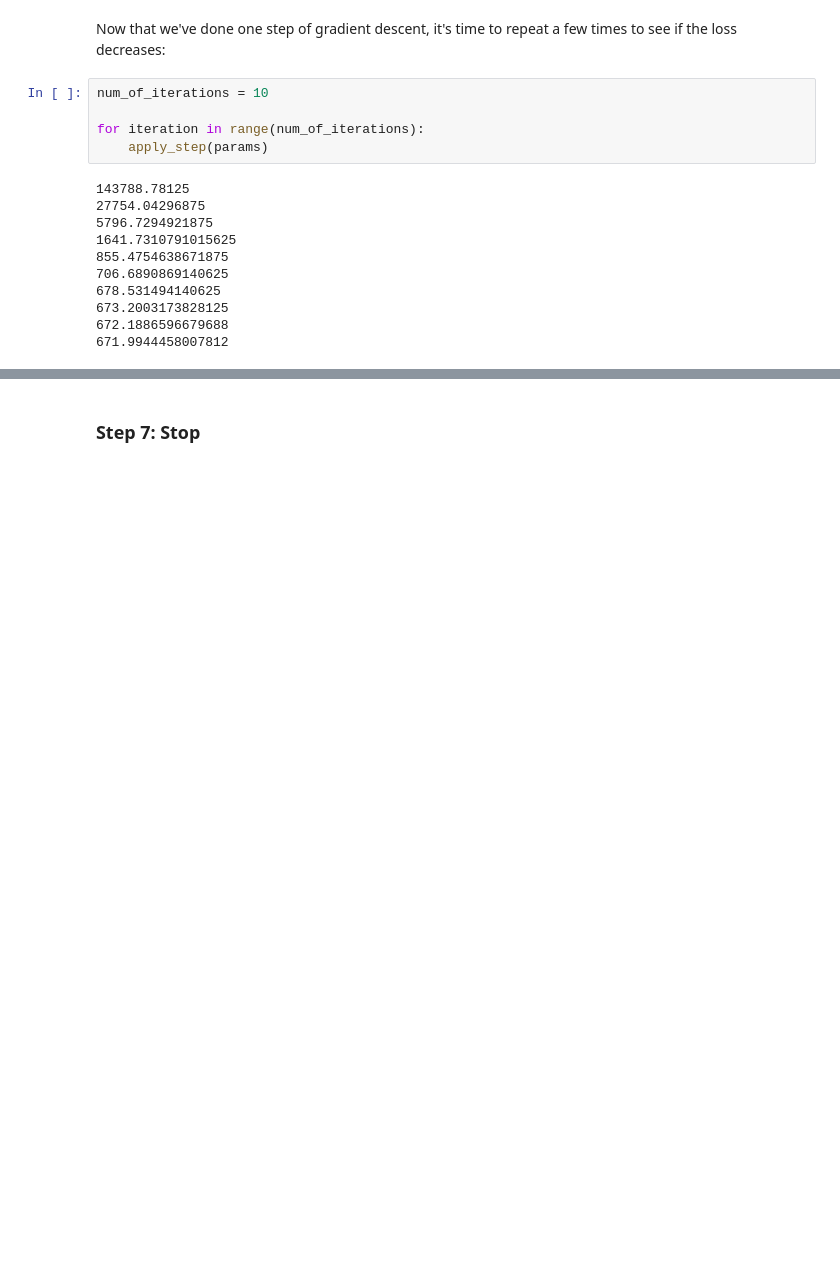
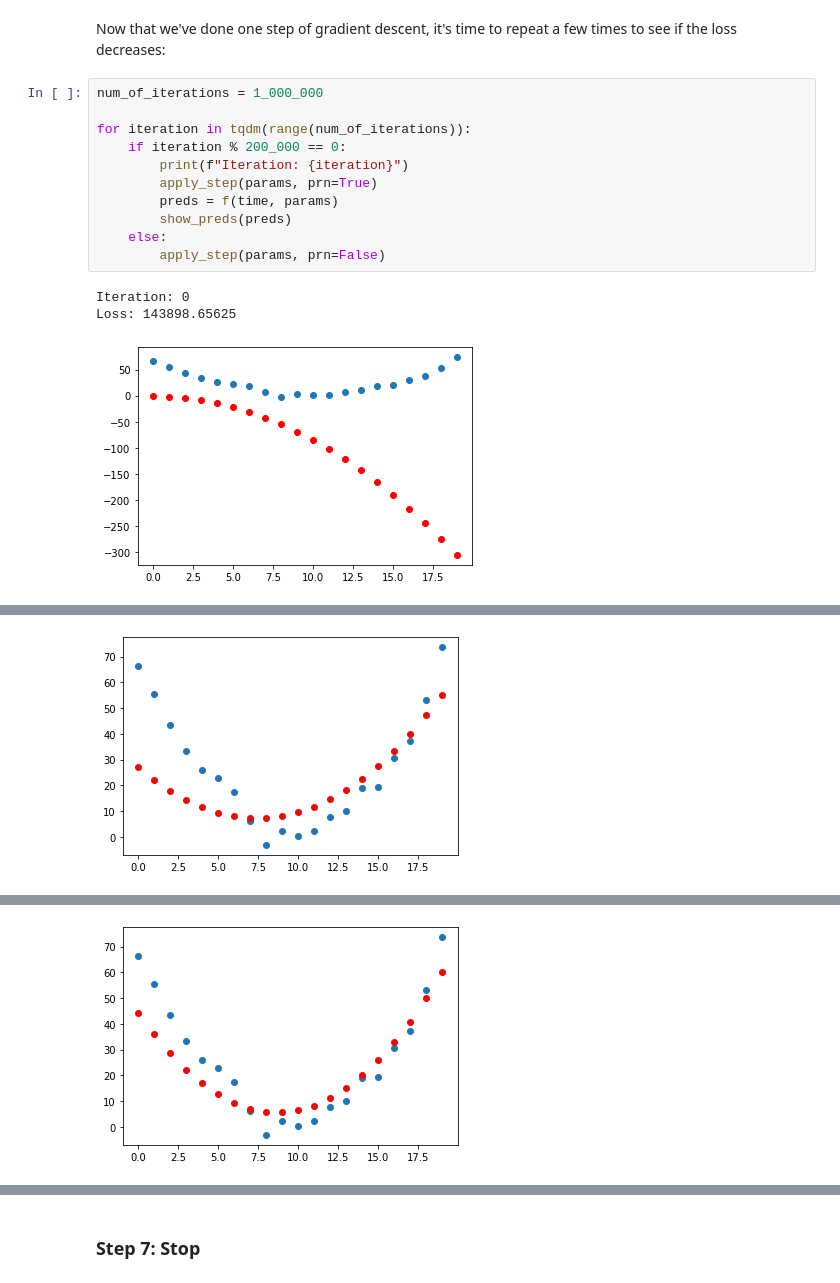
Before and after one commit to lewtun/dl4phys, a Jupyter notebook: lecture02.ipynb, the cells around one changed output, grey strips where cells are left out. Cells and saved outputs as stored; diff of their text form; blank space fills up the shorter version.

```diff
--- a/lecture02.ipynb
+++ b/lecture02.ipynb
@@ -221,18 +221,17 @@ def apply_step(params, prn=True):
 # %% [markdown]
 Now that we've done one step of gradient descent, it's time to repeat a few times to see if the loss decreases:
 # %%
-num_of_iterations = 10
+num_of_iterations = 1_000_000
 
-for iteration in range(num_of_iterations):
-    apply_step(params)
+for iteration in tqdm(range(num_of_iterations)):
+    if iteration % 200_000 == 0:
+        print(f"Iteration: {iteration}")
+        apply_step(params, prn=True)
+        preds = f(time, params)
+        show_preds(preds)
+    else:
+        apply_step(params, prn=False)
 # %% [output]
-143788.78125
-27754.04296875
-5796.7294921875
-1641.7310791015625
-855.4754638671875
-706.6890869140625
-678.531494140625
-673.2003173828125
-672.1886596679688
-671.9944458007812
+Iteration: 0
+Loss: 143898.65625
+[figure, added]
@@ -238,0 +240 @@ for iteration in range(num_of_iterations):
+[figure, added]
@@ -238,0 +243 @@ for iteration in range(num_of_iterations):
+[figure, added]
```
Also changed, not shown: parts of 14 cells of this notebook.
